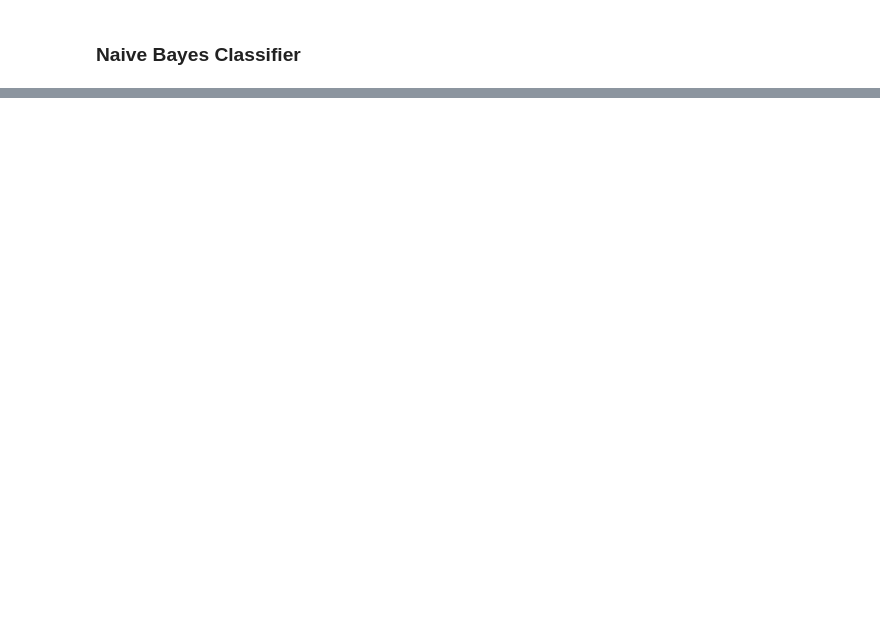
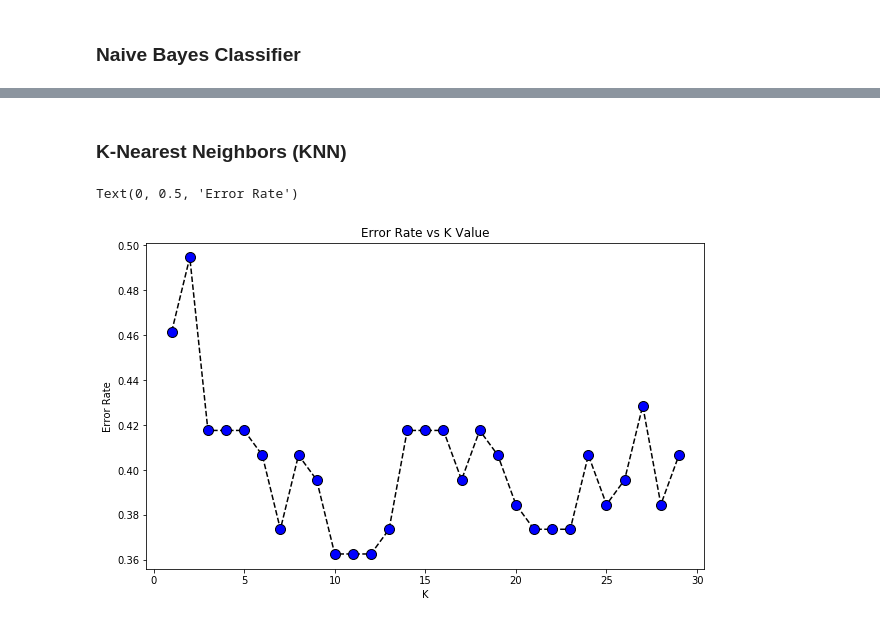
Before and after one commit to lucas-galvao/NextMachineLearning, a Jupyter notebook: Heart Disease.ipynb, the cells around one changed output, grey strips where cells are left out. Drawn from its saved outputs; the diff is of its cells as text; code cells hidden in the pictures; blank space fills up the shorter version.

```diff
--- a/Heart Disease.ipynb
+++ b/Heart Disease.ipynb
@@ -85,0 +98,29 @@ nbc.score(nbc_X_test, nbc_y_test)
+# %% [markdown]
+### K-Nearest Neighbors (KNN)
+# %%
+from sklearn.neighbors import KNeighborsClassifier
+
+knn_error_rate = []
+knn_score = []
+
+knn_X_train = X_train
+knn_X_test = X_test
+knn_y_train = y_train
+knn_y_test = y_test
+
+for i in range(1, 30):
+    knn = KNeighborsClassifier(n_neighbors = i)
+    knn.fit(knn_X_train, knn_y_train)
+    knn_pred = knn.predict(knn_X_test)
+    knn_error_rate.append(np.mean(knn_pred != knn_y_test))
+    knn_score.append(knn.score(knn_X_test, knn_y_test))
+# %%
+plt.figure(figsize = (10, 6))
+plt.plot(range(1, 30), knn_error_rate, color = 'black', linestyle = 'dashed',
+         marker = 'o', markerfacecolor = 'blue', markersize = 10)
+plt.title('Error Rate vs K Value')
+plt.xlabel('K')
+plt.ylabel('Error Rate')
+# %% [output]
+Text(0, 0.5, 'Error Rate')
+[figure, added]
```
Also changed, not shown: parts of 9 cells of this notebook, 1 other file.
